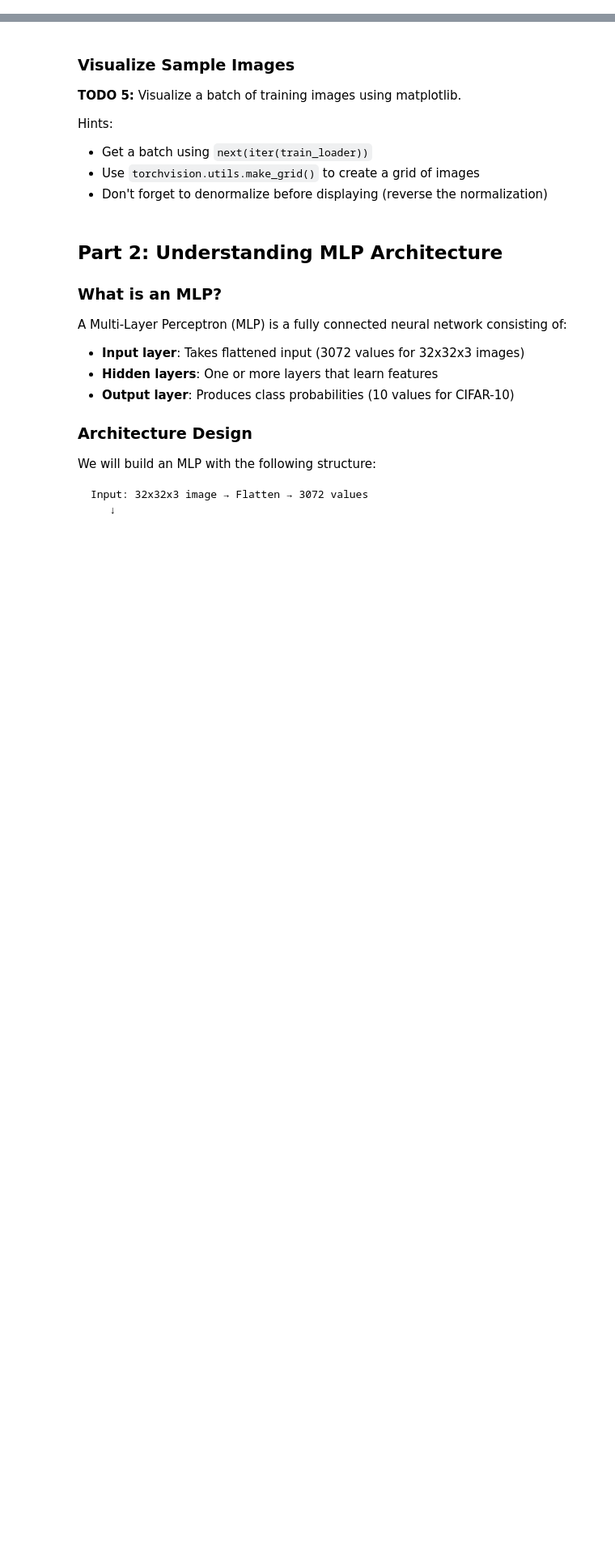
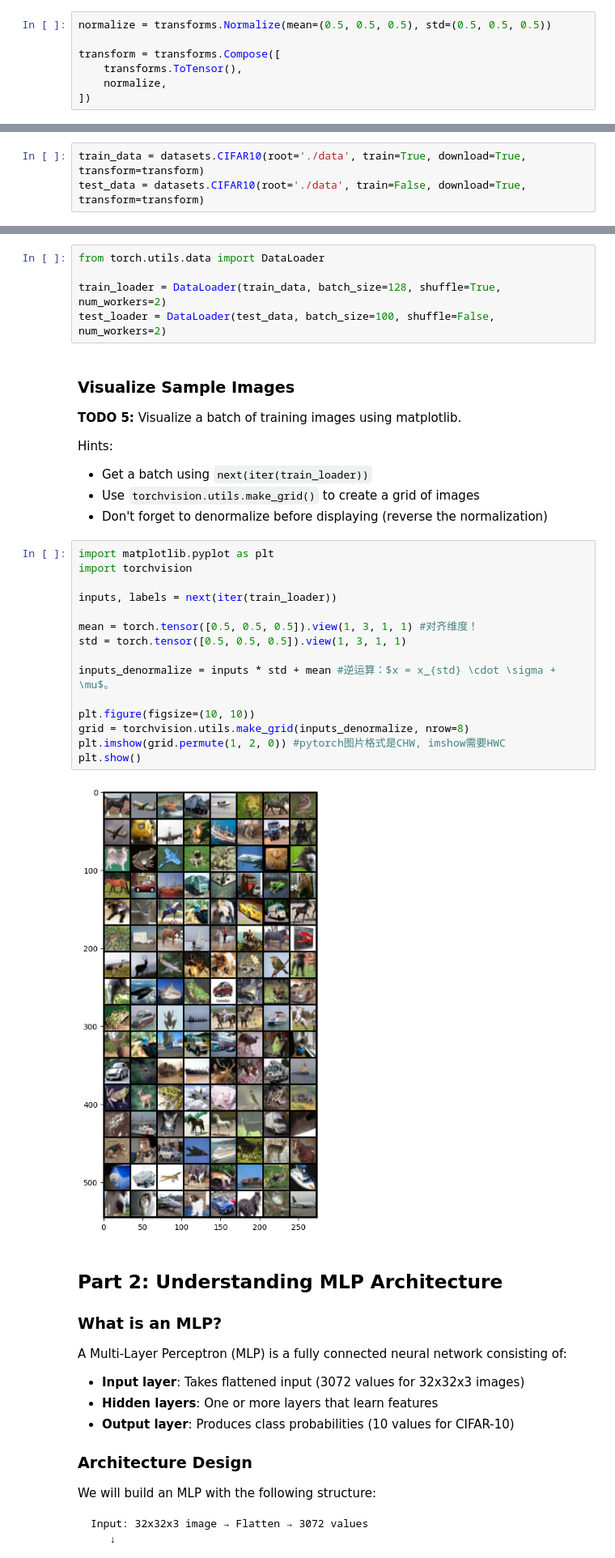
Before and after one commit to AnningMa/2025-m2-idl, a Jupyter notebook: 4-classification/tp-4-mlp.ipynb, the cells around one changed output, grey strips where cells are left out. Shown at 81% size. Saved outputs shown, nothing was run; the diff lists cells and outputs as text; blank space fills up the shorter version.

```diff
--- a/4-classification/tp-4-mlp.ipynb
+++ b/4-classification/tp-4-mlp.ipynb
@@ -33,6 +36,13 @@ For an MLP, we need to:
 **TODO 1:** Create a transform pipeline using `transforms.Compose` that:
 - Converts images to tensors with `transforms.ToTensor()`
 - Normalizes with `transforms.Normalize(mean=(0.5, 0.5, 0.5), std=(0.5, 0.5, 0.5))`
+# %%
+normalize = transforms.Normalize(mean=(0.5, 0.5, 0.5), std=(0.5, 0.5, 0.5))
+
+transform = transforms.Compose([
+    transforms.ToTensor(),
+    normalize,
+])
 # %% [markdown]
 ### Loading CIFAR-10 Dataset
 
@@ -45,6 +55,9 @@ Hints:
 - Use the transform pipeline you created above
 
 Check the documentation: [datasets.CIFAR10](https://pytorch.org/vision/stable/generated/torchvision.datasets.CIFAR10.html)
+# %%
+train_data = datasets.CIFAR10(root='./data', train=True, download=True, transform=transform)
+test_data = datasets.CIFAR10(root='./data', train=False, download=True, transform=transform)
 # %% [markdown]
 ### Check Dataset Properties
 
@@ -64,6 +83,11 @@ Hints:
 - Set `num_workers=2` for parallel data loading
 
 Check the documentation: [torch.utils.data.DataLoader](https://pytorch.org/docs/stable/data.html#torch.utils.data.DataLoader)
+# %%
+from torch.utils.data import DataLoader
+
+train_loader = DataLoader(train_data, batch_size=128, shuffle=True, num_workers=2)
+test_loader = DataLoader(test_data, batch_size=100, shuffle=False, num_workers=2)
 # %% [markdown]
 ### Visualize Sample Images
 
@@ -73,6 +97,23 @@ Hints:
 - Get a batch using `next(iter(train_loader))`
 - Use `torchvision.utils.make_grid()` to create a grid of images
 - Don't forget to denormalize before displaying (reverse the normalization)
+# %%
+import matplotlib.pyplot as plt
+import torchvision
+
+inputs, labels = next(iter(train_loader))
+
+mean = torch.tensor([0.5, 0.5, 0.5]).view(1, 3, 1, 1) #对齐维度！
+std = torch.tensor([0.5, 0.5, 0.5]).view(1, 3, 1, 1)
+
+inputs_denormalize = inputs * std + mean #逆运算：$x = x_{std} \cdot \sigma + \mu$。
+
+plt.figure(figsize=(10, 10))
+grid = torchvision.utils.make_grid(inputs_denormalize, nrow=8)
+plt.imshow(grid.permute(1, 2, 0)) #pytorch图片格式是CHW, imshow需要HWC
+plt.show()
+# %% [output]
+[figure, added]
 # %% [markdown]
 ## Part 2: Understanding MLP Architecture
 
```
Also changed, not shown: parts of 12 cells of this notebook.
